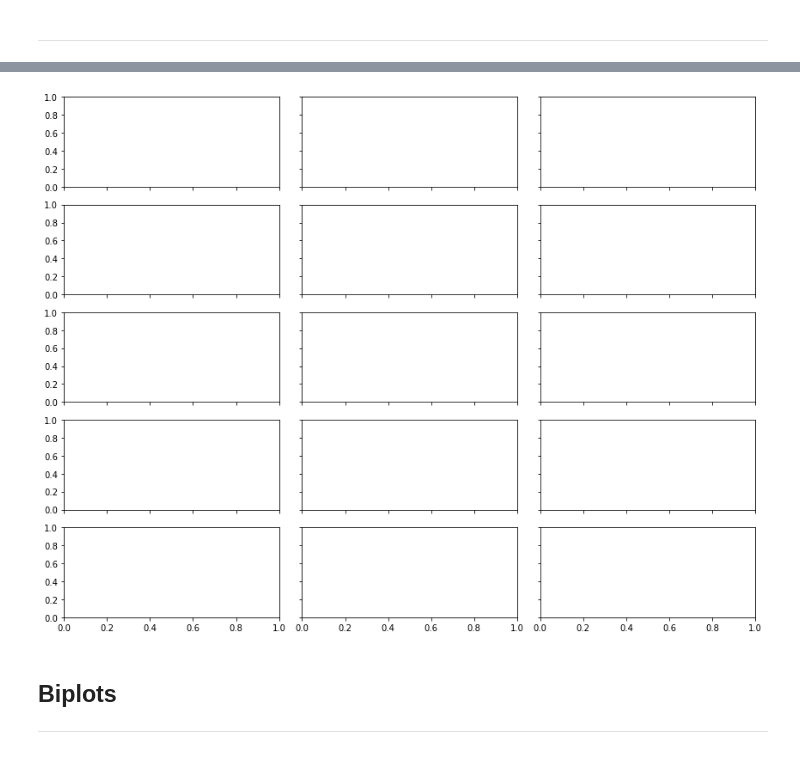
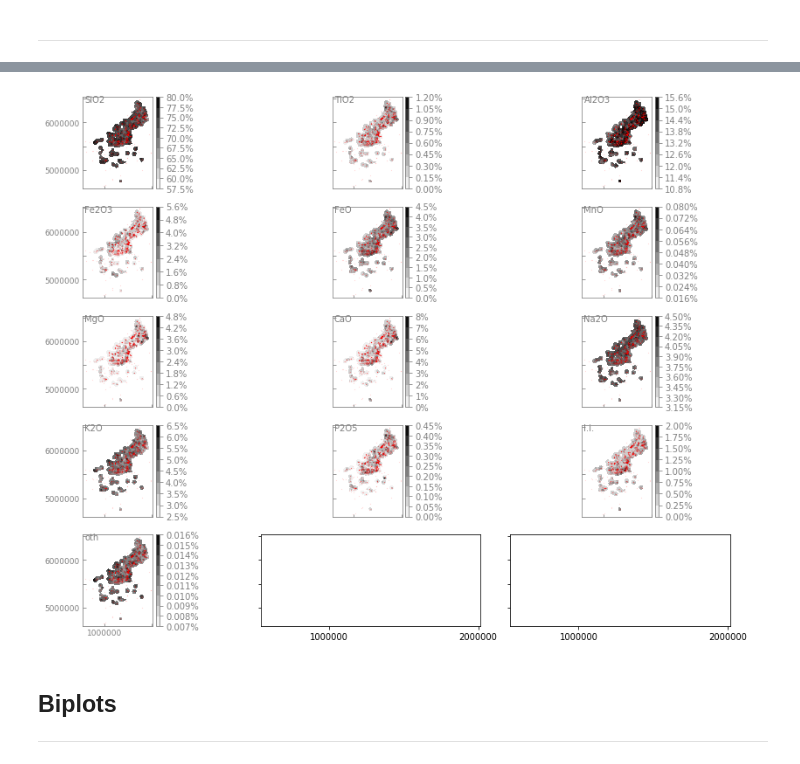
Before and after one commit to Complexio/Vistelius_1995_OCR, a Jupyter notebook: _ANALYSIS/2_Interpolation.ipynb, the cells around one changed output, grey strips where cells are left out. Saved outputs shown, nothing was run; the diff lists cells and outputs as text; code cells hidden in the pictures.

```diff
--- a/_ANALYSIS/2_Interpolation.ipynb
+++ b/_ANALYSIS/2_Interpolation.ipynb
@@ -205,7 +187,7 @@ plots.interactive_plot_search_radius(coordinates_utm, orient='rows',
 
 # You can refine this value later on, or we can use the range
 # instead of the critical distance as the only value for the search radius
-critical_distance = 45000
+critical_distance = 40000
 # %% [markdown]
 ### remark
 set the search_radius below to critical_distance like said in the mail (maybe its not necessairy here, but the values obtained are the same) and what also already was done in point 1.11 contourplots
@@ -1159,7 +1153,8 @@ NameError: name 'interpolated_parallel' is not defined
 preproc.save_obj(interpolated_dict, "interpolated_dict")
 # %%
 # Number of PCs to use for reverse calculations
-n_comp = 9
+# Set this variable based on the number of PCs to use to obtain the lowest MSPE value in 1.10 Error budget
+n_comp = 3
 
 interpolated_array = postproc.convert_grid_to_array_of_scores(interpolated_dict)
 
@@ -1213,29 +1240,32 @@ for mineral, interpolation in interpolated_modal.items():
 # %%
 # Specify how many rows and columns you want to use in the following figure
 # This will ofcourse depend an the number of variables you would like to plot
 # You can also set the figure size
 n_cols = 3
 n_rows = 5
 
 # Figure with single mineral maps as subplots
 plots.plot_contour_map_all(interpolated_modal,
                            grid,
                            coordinates_utm,
                            group_name,
                            title=f"radius={range_[0]}m masked {critical_distance}m",
                            show_plot=True,
                            label_pos = (0.03, 0.94),
                            skip_xaxis_label=2,
                            skip_yaxis_label=2,
                            skip_xaxis_start=1,
                            skip_yaxis_start=1,
+                           marker_size=0.1,
+                           marker_color='r',
+                           marker_symbol='.',
                            figsize=(12, 9),
                            ncols=n_cols,
                            nrows=n_rows,
                            sharex=True,
                            sharey=True)
 # %% [output]
-[figure, old version]
+[figure, new version]
 # %% [markdown]
 ## Biplots
 ____
```
Also changed, not shown: parts of 32 cells of this notebook, 51 other files.
